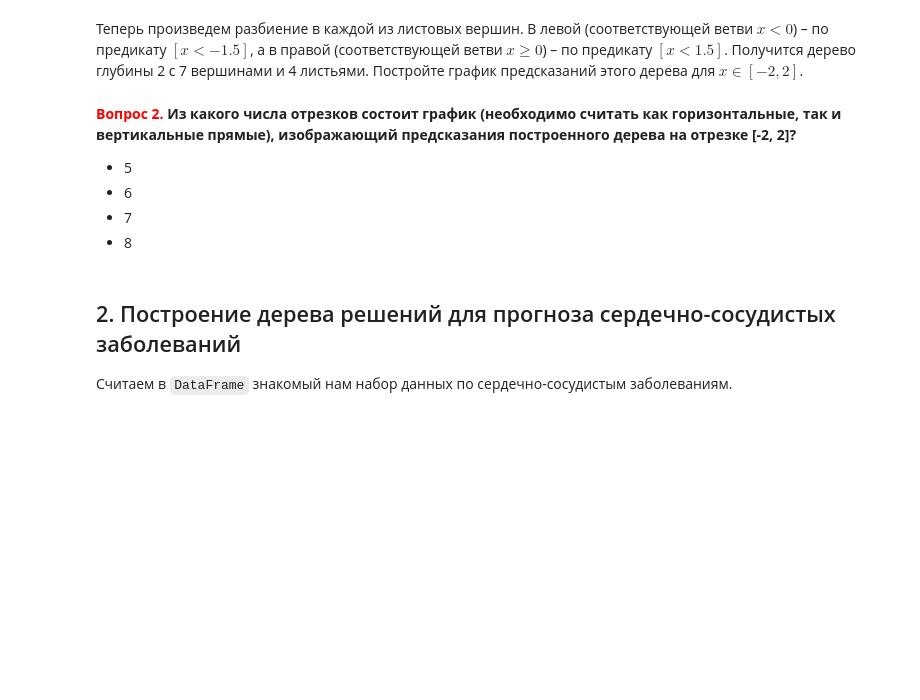
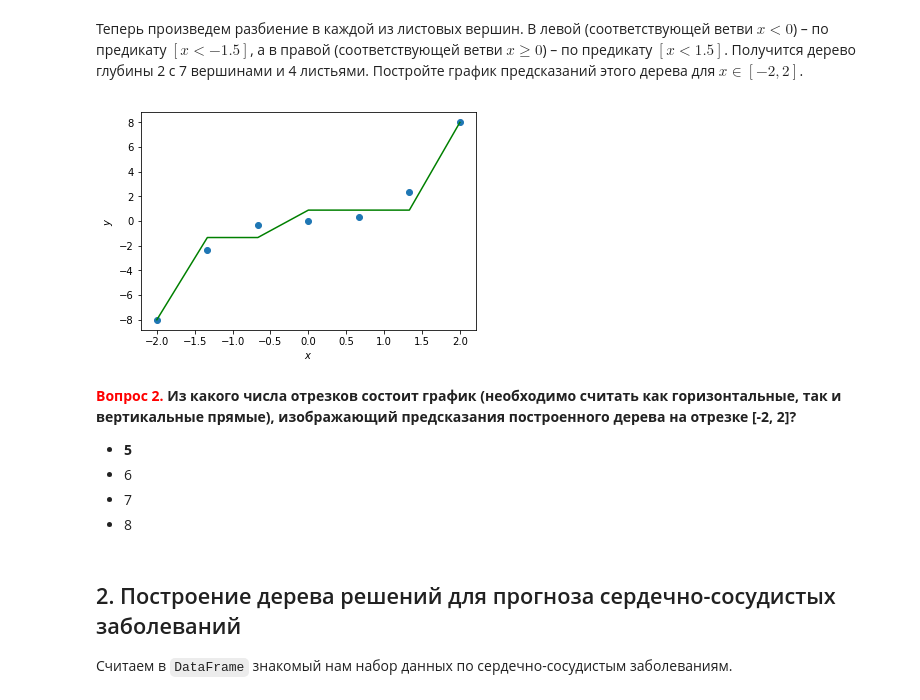
Before and after one commit to tulaman/mlcourse_open, a Jupyter notebook: jupyter_russian/homeworks/hw3_session3_decision_trees.ipynb, the cells around one changed output. Cells and saved outputs as stored; diff of their text form; code cells hidden in the pictures; blank space fills up the shorter version.

```diff
--- a/jupyter_russian/homeworks/hw3_session3_decision_trees.ipynb
+++ b/jupyter_russian/homeworks/hw3_session3_decision_trees.ipynb
@@ -131,9 +131,46 @@ Q(X,t) = 10.666666666666666
 - Нет
 # %% [markdown]
 Теперь произведем разбиение в каждой из листовых вершин. В левой (соответствующей ветви $x < 0$) – по предикату $[x < -1.5]$, а в правой (соответствующей ветви $x \geqslant 0$) – по предикату $[x < 1.5]$. Получится дерево глубины 2 с 7 вершинами и 4 листьями. Постройте график предсказаний этого дерева для $x \in [-2, 2]$.
+# %%
+plt.scatter(X, y)
+plt.xlabel(r'$x$')
+plt.ylabel(r'$y$')
+
+y_pred = np.zeros(len(X))
+leaves = [
+    {
+        'i': [],
+        'y': []
+    } for _ in range(4)
+]
+
+
+
+for i, x in enumerate(X):
+    index = 0
+    if x < 0:
+        if x < -1.5:
+            index = 0
+        else:
+            index = 1
+    else:
+        if x < 1.5:
+            index = 2
+        else:
+            index = 3
+    leaves[index]['i'].append(i)
+    leaves[index]['y'].append(y[i])
+
+for leaf in leaves:
+    for j in leaf['i']:
+        y_pred[j] = np.mean(leaf['y'])
+
+plt.plot(X, y_pred, ls='-', c='g');
+# %% [output]
+[figure, added]
 # %% [markdown]
 **<font color='red'>Вопрос 2.</font> Из какого числа отрезков состоит график (необходимо считать как горизонтальные, так и вертикальные прямые), изображающий предсказания построенного дерева на отрезке [-2, 2]?**
-- 5
+- **5**
 - 6
 - 7
 - 8
```
Also changed, not shown: parts of 19 cells of this notebook, 4 other files.
